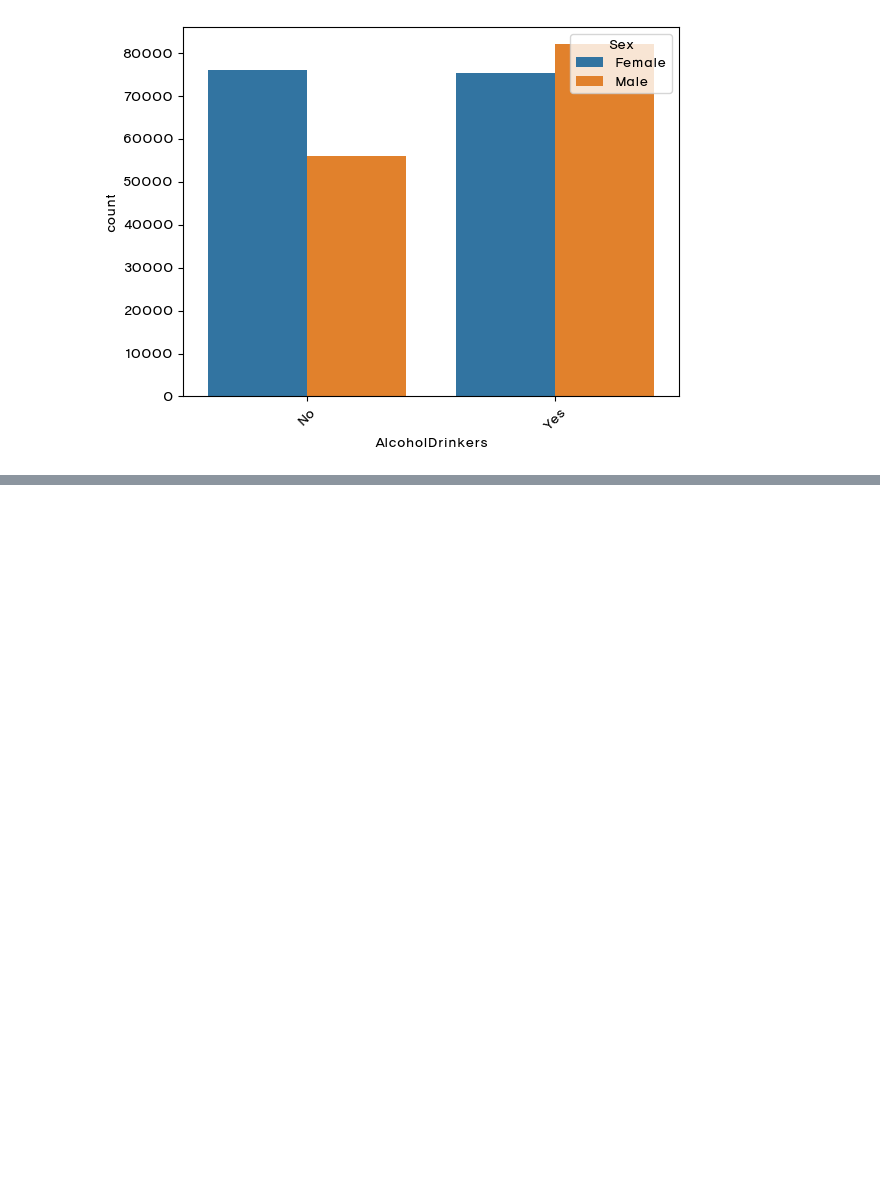
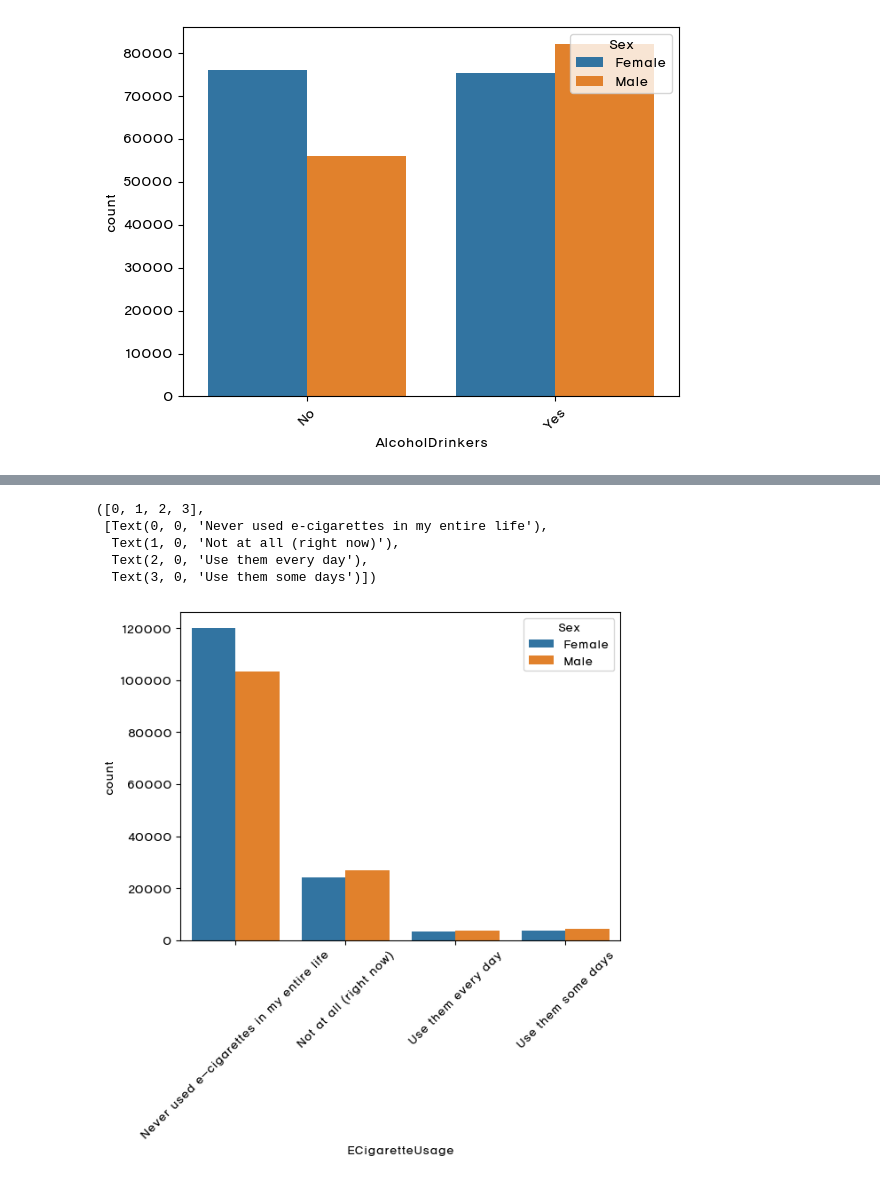
Before and after one commit to Team-3man/disease_analysis, a Jupyter notebook: heart_KSJ.ipynb, the cells around one changed output, grey strips where cells are left out. Saved outputs shown, nothing was run; the diff lists cells and outputs as text; code cells hidden in the pictures; blank space fills up the shorter version.

```diff
--- a/heart_KSJ.ipynb
+++ b/heart_KSJ.ipynb
@@ -171,0 +187,15 @@ plt.show()
+# %%
+sns.countplot(
+    data=df,
+    x='ECigaretteUsage',
+    palette='tab10',
+    hue='Sex',
+)
+plt.xticks(rotation=45)
+# %% [output]
+([0, 1, 2, 3],
+ [Text(0, 0, 'Never used e-cigarettes in my entire life'),
+  Text(1, 0, 'Not at all (right now)'),
+  Text(2, 0, 'Use them every day'),
+  Text(3, 0, 'Use them some days')])
+[figure, added]
```
Also changed, not shown: parts of 3 cells of this notebook.
